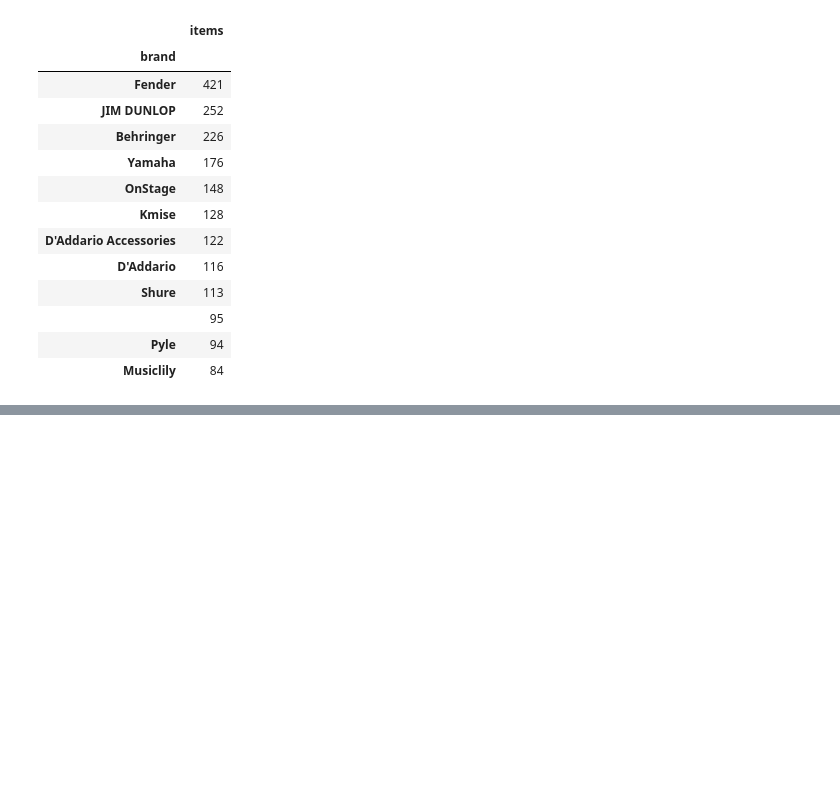
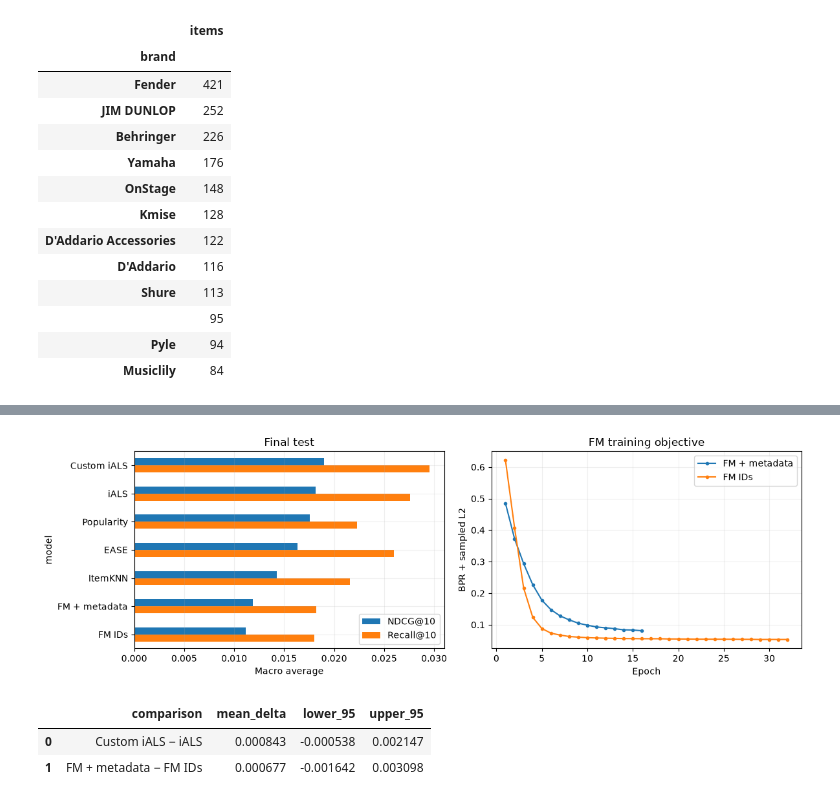
Before and after one commit to slonyar/recsys-hw1, a Jupyter notebook: experiments.ipynb, the cells around one changed output, grey strips where cells are left out. Cells and saved outputs as stored; diff of their text form; code cells hidden in the pictures; blank space fills up the shorter version.

```diff
--- a/experiments.ipynb
+++ b/experiments.ipynb
@@ -135,0 +158,13 @@ display(catalog.brand.value_counts().head(12).rename('items').to_frame())
+# %%
+(train, validation, test), SHAPE, item_ids, cutoffs, split_stats = split_data(data)
+display(split_stats)
+print('Cutoffs UTC:', pd.to_datetime(list(cutoffs), unit='s').tolist())
+print('Frozen train universe:', SHAPE)
+train_positive = interaction_matrix(train, SHAPE, positive_only=True)
+train_seen = interaction_matrix(train, SHAPE)
+val_users, val_truth = evaluation_users(validation, train_seen, SHAPE)
+print('Validation users:', len(val_users), '| relevant pairs:', val_truth.nnz)
+print('Validation users without positive train history:',
+      int((train_positive[val_users].getnnz(axis=1) == 0).sum()))
+assert train.timestamp.max() < validation.timestamp.min() < test.timestamp.min()
+assert not train_seen.multiply(val_truth).nnz
@@ -135,0 +420,28 @@ display(catalog.brand.value_counts().head(12).rename('items').to_frame())
+# %%
+fig, axes = plt.subplots(1, 2, figsize=(12, 4))
+test_results.set_index('model')[['NDCG@10', 'Recall@10']].plot.barh(ax=axes[0], title='Final test')
+axes[0].set_xlabel('Macro average'); axes[0].invert_yaxis()
+for name, losses in fm_losses.items():
+    axes[1].plot(np.arange(1, len(losses) + 1), losses, marker='.', label=name)
+axes[1].set(title='FM training objective', xlabel='Epoch', ylabel='BPR + sampled L2')
+axes[1].legend()
+fig.tight_layout(); plt.show()
+
+def paired_bootstrap(first, second, repeats=2000):
+    a = test_detail[first][PRIMARY_METRIC].to_numpy()
+    b = test_detail[second][PRIMARY_METRIC].to_numpy()
+    rng = np.random.default_rng(SEED)
+    differences = a - b
+    samples = np.array([rng.choice(differences, len(differences), replace=True).mean()
+                        for _ in range(repeats)])
+    return {'comparison': first + ' − ' + second, 'mean_delta': differences.mean(),
+            'lower_95': np.quantile(samples, .025), 'upper_95': np.quantile(samples, .975)}
+
+intervals = pd.DataFrame([paired_bootstrap('Custom iALS', 'iALS'),
+                          paired_bootstrap('FM + metadata', 'FM IDs')])
+display(intervals.round(6))
+# %% [output]
+[figure, added]
+|  | comparison | mean_delta | lower_95 | upper_95 |
+| 0 | Custom iALS − iALS | 0.000843 | -0.000538 | 0.002147 |
+| 1 | FM + metadata − FM IDs | 0.000677 | -0.001642 | 0.003098 |
```
Also changed, not shown: parts of 11 cells of this notebook.
